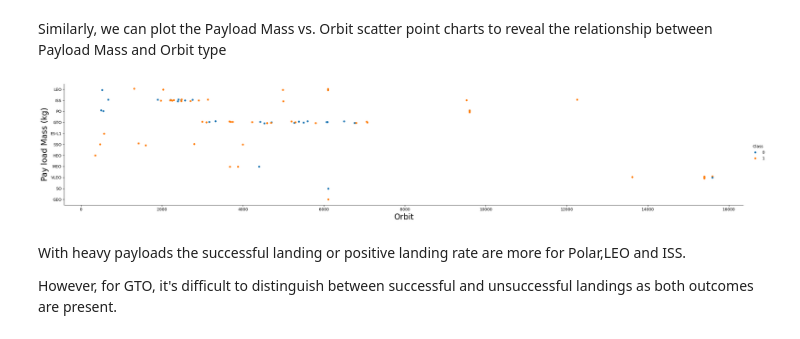
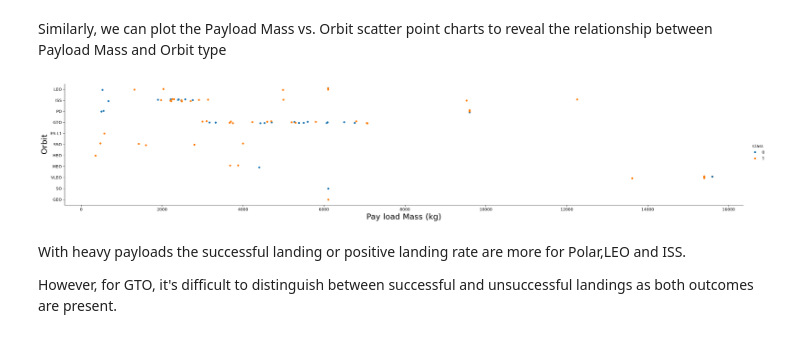
Before and after one commit to SolexJ1000/SpaceX-Falcon-9-first-stage-Landing-Prediction, a Jupyter notebook: edadataviz (1).ipynb, the cells around one changed output. Drawn from its saved outputs; the diff is of its cells as text; code cells hidden in the pictures.

Commit message:
Fix swapped axis labels on orbit scatter plots
Correct the x and y axis labels on the Flight Number vs. Orbit and Payload Mass vs. Orbit charts.

```diff
--- a/edadataviz (1).ipynb
+++ b/edadataviz (1).ipynb
@@ -156,11 +148,11 @@ Similarly, we can plot the Payload Mass vs. Orbit scatter point charts to reveal
 # %%
 # Plot a scatter point chart with x axis to be Payload Mass and y axis to be the Orbit, and hue to be the class value
 sns.catplot(x="PayloadMass", y="Orbit", hue="Class", data=df, aspect = 5)
-plt.ylabel("Pay load Mass (kg)",fontsize=20)
-plt.xlabel("Orbit",fontsize=20)
+plt.ylabel("Orbit",fontsize=20)
+plt.xlabel("Pay load Mass (kg)",fontsize=20)
 plt.show()
 # %% [output]
-[figure, old version]
+[figure, new version]
 # %% [markdown]
 With heavy payloads the successful landing or positive landing rate are more for Polar,LEO and ISS.
 
```
Also changed, not shown: parts of 5 cells of this notebook.
